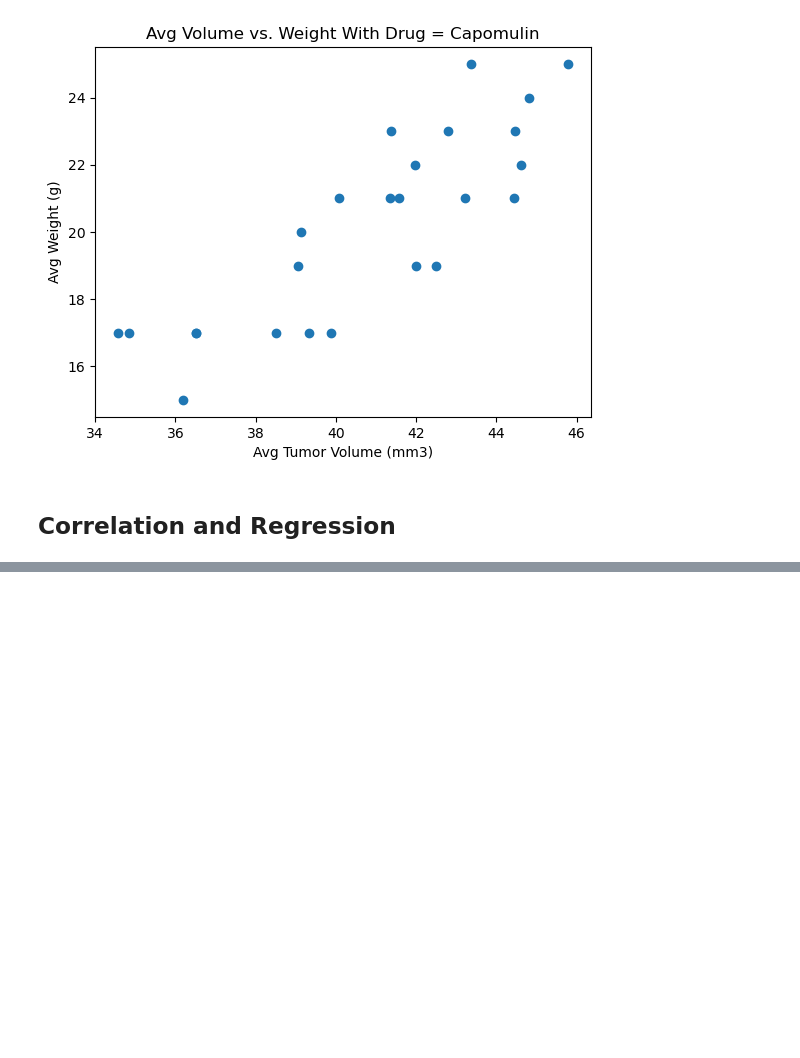
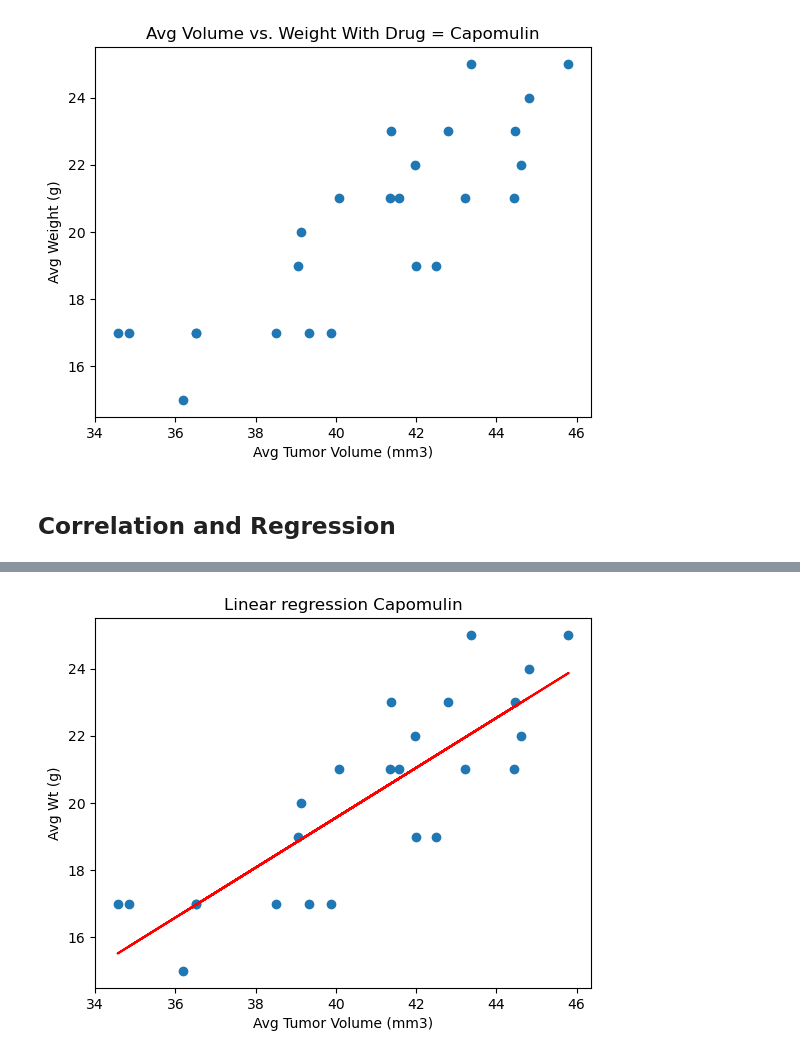
Before and after one commit to colca6/matplotlib-challenge, a Jupyter notebook: Starter_Code/Pymaceuticals/pymaceuticals_starter.ipynb, the cells around one changed output, grey strips where cells are left out. Drawn from its saved outputs; the diff is of its cells as text; code cells hidden in the pictures; blank space fills up the shorter version.

```diff
--- a/Starter_Code/Pymaceuticals/pymaceuticals_starter.ipynb
+++ b/Starter_Code/Pymaceuticals/pymaceuticals_starter.ipynb
@@ -408,0 +404,19 @@ The correlation between mouse weight and the average tumor volume is 0.84
+# %%
+# Calculate the correlation coefficient and a linear regression model
+# for mouse weight and average observed tumor volume for the entire Capomulin regimen
+
+# Add the linear regression equation and line to plot
+x_values = avg_vol
+y_values = avg_wt
+(slope, intercept, rvalue, pvalue, stderr) = linregress(x_values, y_values)
+regress_values = x_values * slope + intercept
+line_eq = "y = " + str(round(slope,2)) + "x + " + str(round(intercept,2))
+plt.scatter(x_values,y_values)
+plt.plot(x_values,regress_values,"r-")
+plt.annotate(line_eq,(5.8,0.8),fontsize=15,color="red")
+plt.title('Linear regression Capomulin')
+plt.xlabel('Avg Tumor Volume (mm3)')
+plt.ylabel('Avg Wt (g)')
+plt.show()
+# %% [output]
+[figure, added]
```
Also changed, not shown: parts of 2 cells of this notebook.
